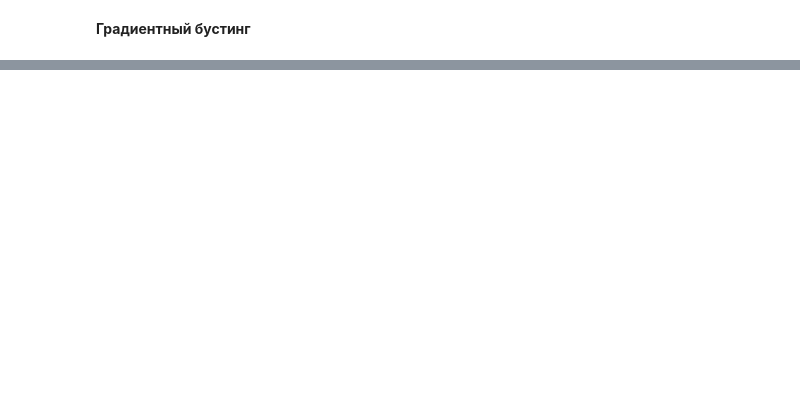
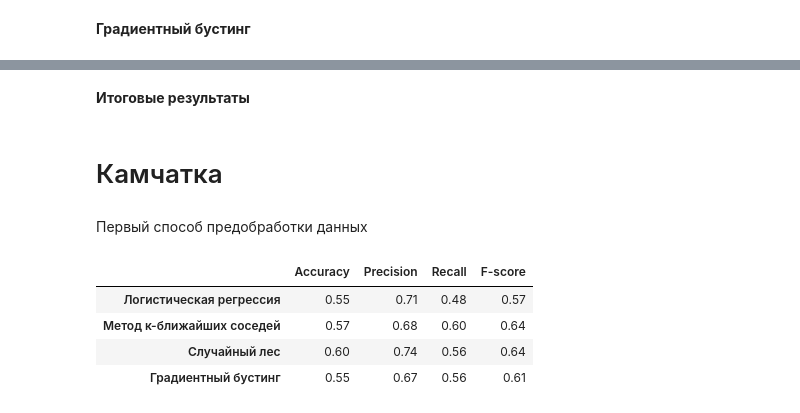
Before and after one commit to ivannfd/diploma, a Jupyter notebook: scripts/earthquake_prediction.ipynb, the cells around one changed output, grey strips where cells are left out. Saved outputs shown, nothing was run; the diff lists cells and outputs as text; code cells hidden in the pictures; blank space fills up the shorter version.

```diff
--- a/scripts/earthquake_prediction.ipynb
+++ b/scripts/earthquake_prediction.ipynb
@@ -19,8 +12,3 @@ if 'region' in df.columns:
-# %%
-X = df.drop(columns='target')
-y = df['target']
-# %%
-X_train, X_test, y_train, y_test = train_test_split(X, y, test_size=0.2, random_state=42)
 # %% [markdown]
 **Логистическая регрессия**
 # %%
@@ -114,0 +108,51 @@ f1 = 0.71
+# %% [markdown]
+**Итоговые результаты**
+# %%
+def get_results(data):
+
+    X = data.drop(columns='target')
+    y = data['target']
+
+    accuracy_first, precision_first, recall_first, f_score_first = logistic_regression(X, y)
+
+    accuracy_second, precision_second, recall_second, f_score_second = knn(X, y)
+
+    accuracy_third, precision_third, recall_third, f_score_third = random_forest(X, y)
+
+    accuracy_fourth, precision_fourth, recall_fourth, f_score_fourth = gradient_boosting(X, y)
+
+    result_data = pd.DataFrame({'Accuracy': [accuracy_first, accuracy_second,\
+                                accuracy_third, accuracy_fourth],
+                   'Precision': [precision_first,  precision_second,\
+                                  precision_third,  precision_fourth],
+                   'Recall': [recall_first, recall_second,\
+                              recall_third, recall_fourth],
+                   'F-score': [f_score_first, f_score_second, f_score_third,\
+                               f_score_fourth]
+                    })
+
+    result_data['Accuracy'] = round(result_data['Accuracy'], 2)
+    result_data['Precision'] = round(result_data['Precision'], 2)
+    result_data['Recall'] = round(result_data['Recall'], 2)
+    result_data['F-score'] = round(result_data['F-score'], 2)
+
+    result_data.rename(index={0: 'Логистическая регрессия',
+                       1: 'Метод к-ближайших соседей',
+                       2: 'Случайный лес',
+                       3: 'Градиентный бустинг'}, inplace= True)
+
+    return result_data
+# %% [markdown]
+# Камчатка
+# %% [markdown]
+Первый способ предобработки данных
+# %%
+data = pd.read_csv('./Kamchatka_first.csv')
+result_data = get_results(data)
+result_data.head()
+# %% [output]
+|  | Accuracy | Precision | Recall | F-score |
+| Логистическая регрессия | 0.55 | 0.71 | 0.48 | 0.57 |
+| Метод к-ближайших соседей | 0.57 | 0.68 | 0.60 | 0.64 |
+| Случайный лес | 0.60 | 0.74 | 0.56 | 0.64 |
+| Градиентный бустинг | 0.55 | 0.67 | 0.56 | 0.61 |
```
Also changed, not shown: parts of 36 cells of this notebook, 1 other file.
